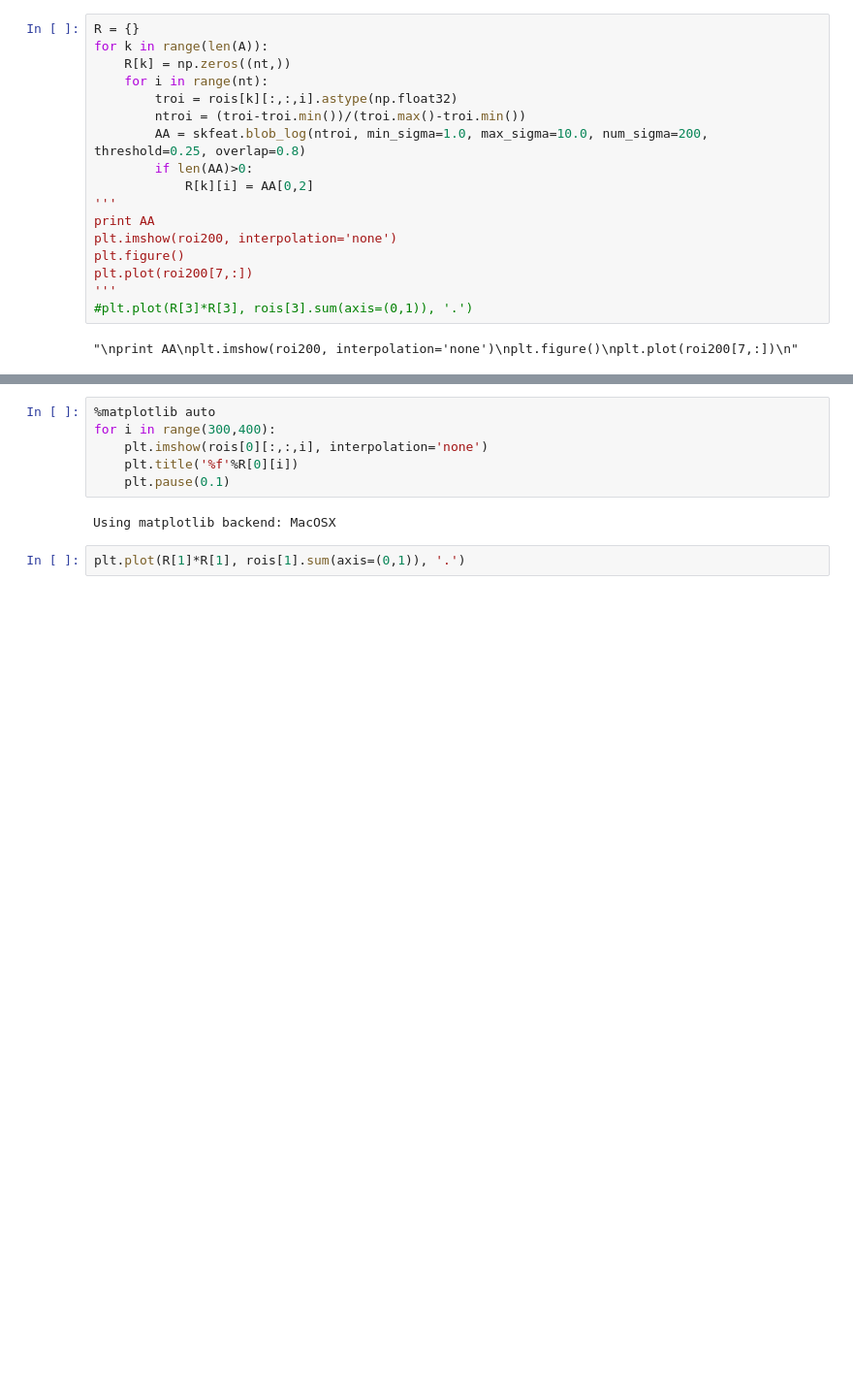
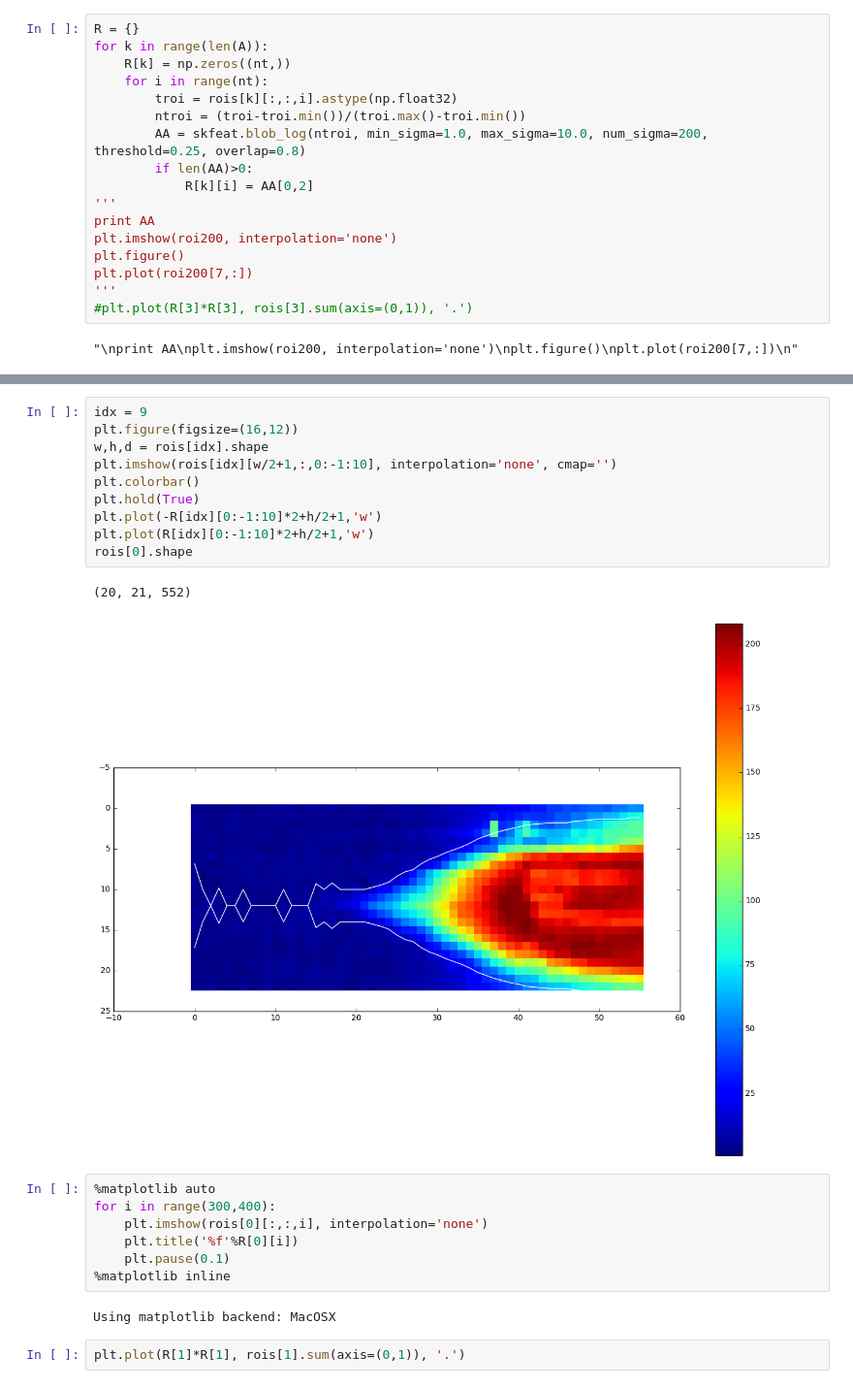
Before and after one commit to RudgeLab/FluoPi, a Jupyter notebook: Analysis.ipynb, the cells around one changed output, grey strips where cells are left out. Shown at 97% size. Cells and saved outputs as stored; diff of their text form; blank space fills up the shorter version.

```diff
--- a/Analysis.ipynb
+++ b/Analysis.ipynb
@@ -134,9 +134,23 @@ for i in idx:
+# %%
+idx = 9
+plt.figure(figsize=(16,12))
+w,h,d = rois[idx].shape
+plt.imshow(rois[idx][w/2+1,:,0:-1:10], interpolation='none', cmap='')
+plt.colorbar()
+plt.hold(True)
+plt.plot(-R[idx][0:-1:10]*2+h/2+1,'w')
+plt.plot(R[idx][0:-1:10]*2+h/2+1,'w')
+rois[0].shape
+# %% [output]
+(20, 21, 552)
+[figure, added]
 # %%
 %matplotlib auto
 for i in range(300,400):
     plt.imshow(rois[0][:,:,i], interpolation='none')
     plt.title('%f'%R[0][i])
     plt.pause(0.1)
+%matplotlib inline
 # %% [output]
 Using matplotlib backend: MacOSX
 # %%
```
Also changed, not shown: parts of 4 cells of this notebook.
